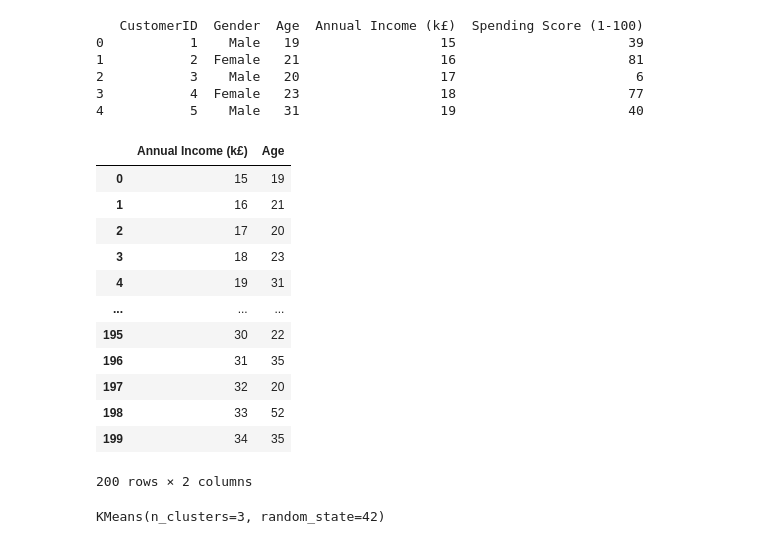
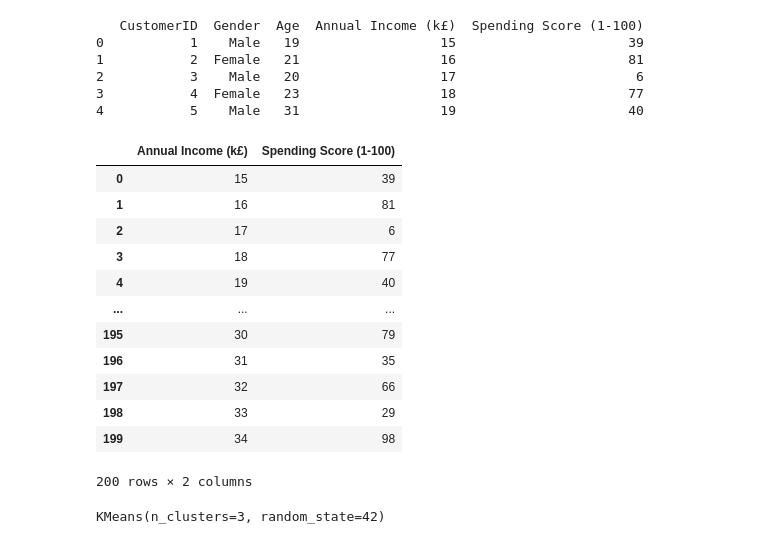
Before and after one commit to GeorgeDobritoiu/carpool-website, a Jupyter notebook: week_6_classroom.ipynb, the cells around one changed output. Cells and saved outputs as stored; diff of their text form; code cells hidden in the pictures.

```diff
--- a/week_6_classroom.ipynb
+++ b/week_6_classroom.ipynb
@@ -18,21 +18,21 @@ print(df.head())
 3           4  Female   23                  18                      77
 4           5    Male   31                  19                      40
 # %%
-features = df[['Annual Income (k£)', 'Age']]
+features = df[['Annual Income (k£)', 'Spending Score (1-100)']]
 features
 # %% [output]
-|  | Annual Income (k£) | Age |
-| 0 | 15 | 19 |
-| 1 | 16 | 21 |
-| 2 | 17 | 20 |
-| 3 | 18 | 23 |
-| 4 | 19 | 31 |
+|  | Annual Income (k£) | Spending Score (1-100) |
+| 0 | 15 | 39 |
+| 1 | 16 | 81 |
+| 2 | 17 | 6 |
+| 3 | 18 | 77 |
+| 4 | 19 | 40 |
 | ... | ... | ... |
-| 195 | 30 | 22 |
+| 195 | 30 | 79 |
 | 196 | 31 | 35 |
-| 197 | 32 | 20 |
-| 198 | 33 | 52 |
-| 199 | 34 | 35 |
+| 197 | 32 | 66 |
+| 198 | 33 | 29 |
+| 199 | 34 | 98 |
 200 rows × 2 columns
 # %%
 scaler = StandardScaler()
```
Also changed, not shown: parts of 2 cells of this notebook.
